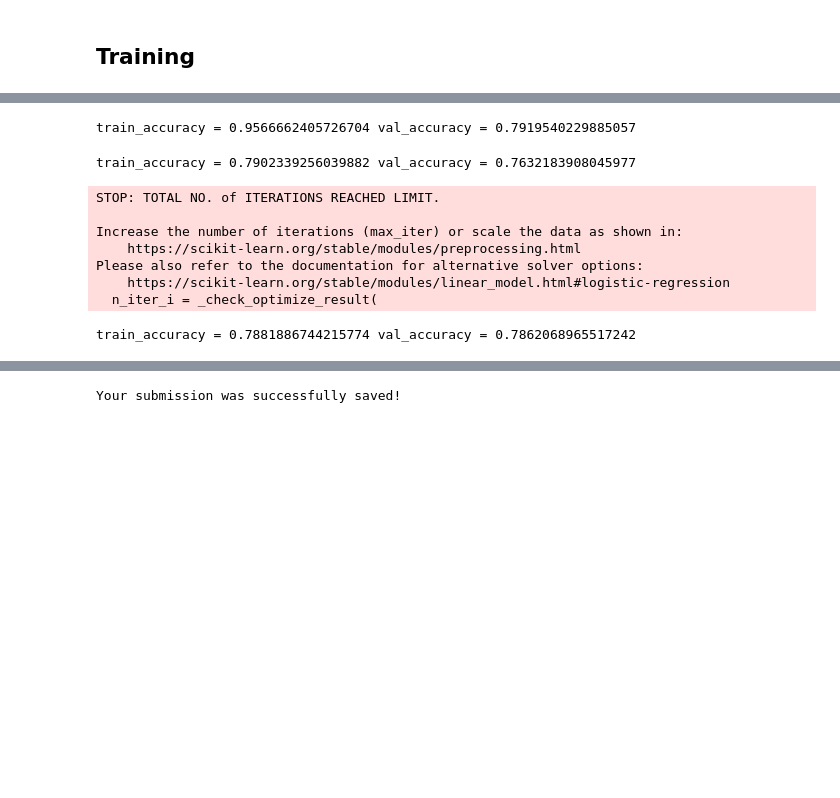
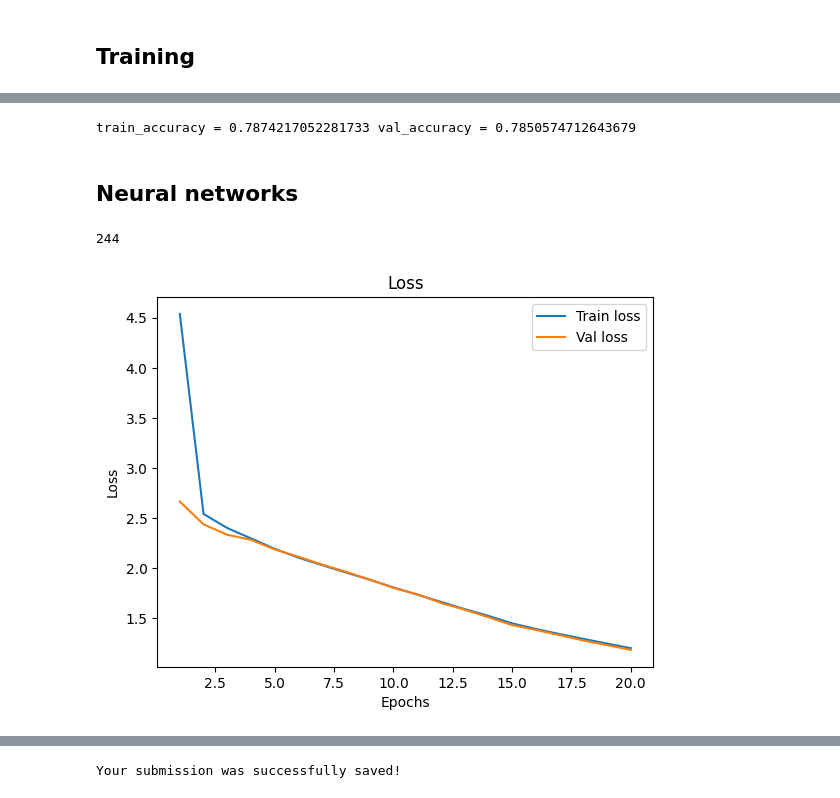
Before and after one commit to hackasaur/spaceship-titanic, a Jupyter notebook: notebooks/spaceship-titanic-notebook.ipynb, the cells around one changed output, grey strips where cells are left out. Cells and saved outputs as stored; diff of their text form; code cells hidden in the pictures; blank space fills up the shorter version.

```diff
--- a/notebooks/spaceship-titanic-notebook.ipynb
+++ b/notebooks/spaceship-titanic-notebook.ipynb
@@ -205,41 +312,14 @@ X_predict = pd.get_dummies(predict_data[features])
 # %%
-#training
-model = RandomForestClassifier(n_estimators=2000, max_depth=15, random_state=1)
+from sklearn.svm import SVC
+
+model = SVC(kernel='rbf',  random_state=1)
 model.fit(X_train, y_train)
 
 #testing
 predictions_train = model.predict(X_train)
-predictions_test = model.predict(X_val)
-print(f'train_accuracy = {np.mean(np.equal(predictions_train, y_train))} val_accuracy = {np.mean(np.equal(predictions_test, y_val))}')
+predictions_val = model.predict(X_val)
+print(f'train_accuracy = {np.mean(np.equal(predictions_train, y_train))} val_accuracy = {np.mean(np.equal(predictions_val, y_val))}')
 # %% [output]
-train_accuracy = 0.9566662405726704 val_accuracy = 0.7919540229885057
+train_accuracy = 0.7874217052281733 val_accuracy = 0.7850574712643679
-# %%
-from sklearn.linear_model import LogisticRegression
-#Training
-model = LogisticRegression(random_state=1, max_iter=100)
-model.fit(X_train, y_train)
-
-#Testing
-predictions_train = model.predict(X_train)
-predictions_test = model.predict(X_val)
-print(f'train_accuracy = {np.mean(np.equal(predictions_train, y_train))} val_accuracy = {np.mean(np.equal(predictions_test, y_val))}')
-# %% [output]
-train_accuracy = 0.7902339256039882 val_accuracy = 0.7632183908045977
-STOP: TOTAL NO. of ITERATIONS REACHED LIMIT.
-
-Increase the number of iterations (max_iter) or scale the data as shown in:
-    https://scikit-learn.org/stable/modules/preprocessing.html
-Please also refer to the documentation for alternative solver options:
-    https://scikit-learn.org/stable/modules/linear_model.html#logistic-regression
-  n_iter_i = _check_optimize_result(
-# %%
-from sklearn.svm import SVC
-model = SVC(kernel='rbf', random_state=1)
-model.fit(X_train, y_train)
-
-#testing
-predictions_train = model.predict(X_train)
-predictions_test = model.predict(X_val)
-print(f'train_accuracy = {np.mean(np.equal(predictions_train, y_train))} val_accuracy = {np.mean(np.equal(predictions_test, y_val))}')
-# %% [output]
-train_accuracy = 0.7881886744215774 val_accuracy = 0.7862068965517242
+# %% [markdown]
+## Neural networks
@@ -245,0 +409,36 @@ train_accuracy = 0.7881886744215774 val_accuracy = 0.7862068965517242
+# %%
+# create batches for SGD
+batch_size = 32
+train_batches = batchify_data(X_train, y_train, batch_size)
+test_batches = batchify_data(X_val, y_val, batch_size)
+len(train_batches)
+# %% [output]
+244
+# %%
+model = nn.Sequential(
+    nn.Linear(X_train.shape[1], 128),
+    nn.ReLU(),
+    nn.Linear(128, 128),
+    nn.ReLU(),
+    nn.Linear(128,2)
+)
+# train the model
+losses_i, val_losses_i, val_accs, epochs_i = train_model(train_batches, test_batches, model, lr=0.001, momentum = 0.5, nesterov=True, n_epochs = 100)
+
+# # Evaluate the model on test data
+loss, accuracy = run_epoch(test_batches, model.eval(), None)
+
+print ("Loss on test set:"  + str(loss) + " Accuracy on test set: " + str(accuracy))
+# %%
+import matplotlib.pyplot as plt
+%matplotlib inline
+plt.figure()
+plt.title("Loss")
+plt.xlabel("Epochs")
+plt.ylabel("Loss")
+plt.plot(epochs_i, losses_i, label = "Train loss")
+plt.plot(epochs_i, val_losses_i, label = "Val loss")
+plt.legend()
+plt.show()
+# %% [output]
+[figure, added]
```
Also changed, not shown: parts of 17 cells of this notebook, 3 other files.
